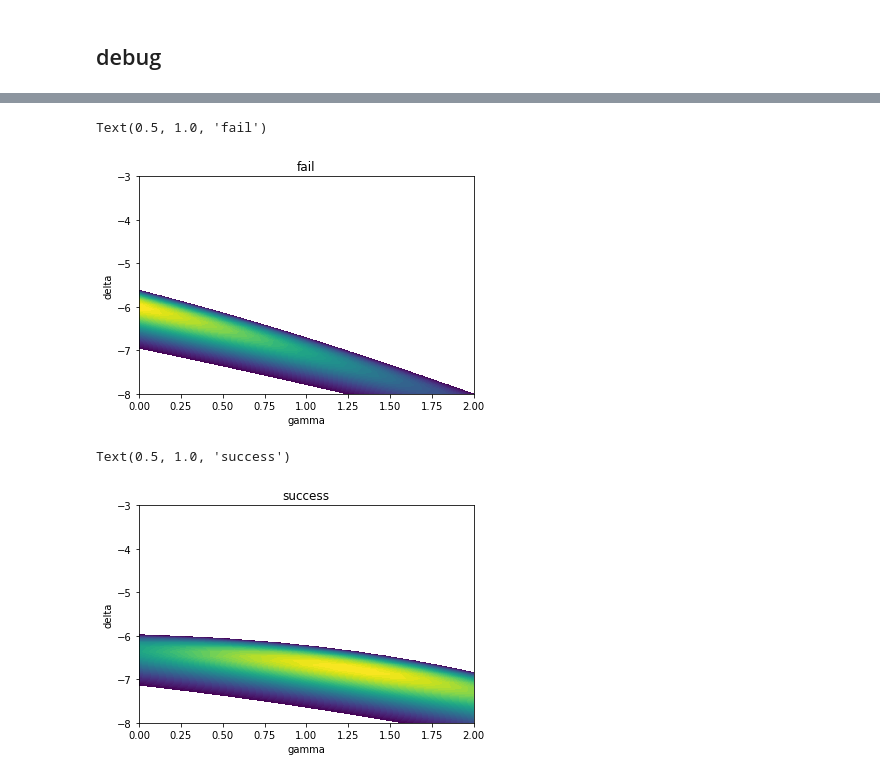
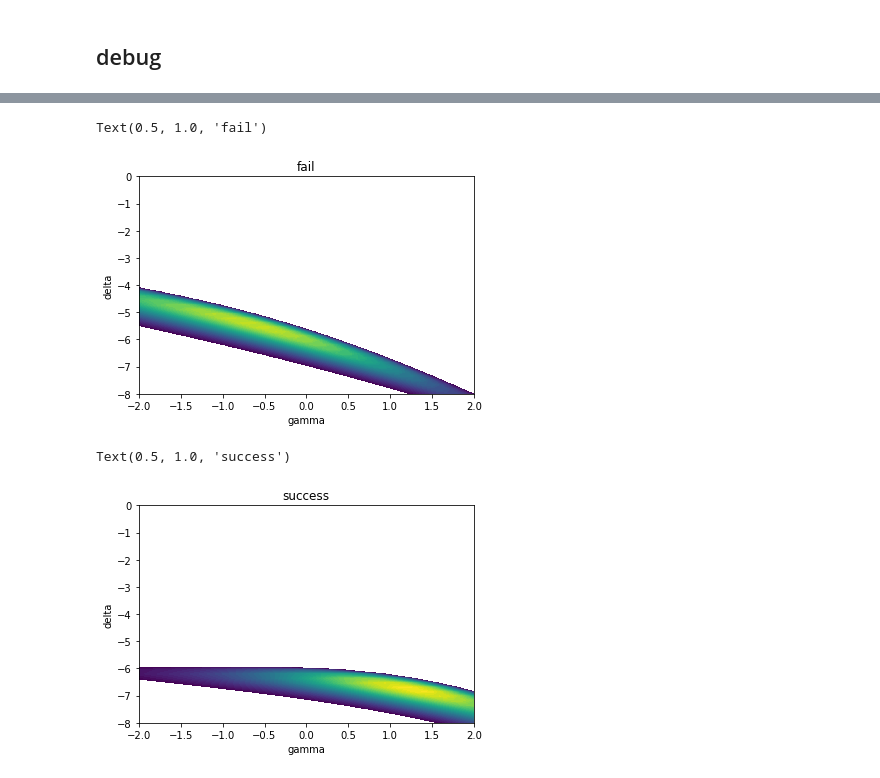
Before and after one commit to grburgess/zusammen, a Jupyter notebook: examples/fit.ipynb, the cells around one changed output, grey strips where cells are left out. Drawn from its saved outputs; the diff is of its cells as text; code cells hidden in the pictures.

```diff
--- a/examples/fit.ipynb
+++ b/examples/fit.ipynb
@@ -266,8 +266,8 @@ cmdstanpy.utils.jsondump("test_data.json", data)
 
 #extras
 data["N_grid"] = 50
-data["gamma_grid"] = np.linspace(0, 2)
-data["delta_grid"] = np.linspace(-8, -3)
+data["gamma_grid"] = np.linspace(-2, 2)
+data["delta_grid"] = np.linspace(-8, 0)
 data["alpha"] = alpha_fail
 data["log_epeak"] = log_epeak_fail
 fit = model.sample(
@@ -283,13 +283,13 @@ av = arviz.from_cmdstanpy(fit)
 fig, ax = plt.subplots()
 ll = av.posterior.log_like[0][0]
 ax.contourf(data["gamma_grid"], data["delta_grid"],
-            ll, levels=np.linspace(72000, np.max(ll)))
+            ll, levels=np.linspace(72000, 76225))
 ax.set_xlabel("gamma")
 ax.set_ylabel("delta")
 ax.set_title("fail")
 # %% [output]
 Text(0.5, 1.0, 'fail')
-[figure, old version]
+[figure, new version]
 # %%
 data["alpha"] = alpha_success
 data["log_epeak"] = log_epeak_success
@@ -305,11 +305,11 @@ av = arviz.from_cmdstanpy(fit)
 # %%
 fig, ax = plt.subplots()
 ll = av.posterior.log_like[0][0]
 ax.contourf(data["gamma_grid"], data["delta_grid"],
-            ll, levels=np.linspace(72000, np.max(ll)))
+            ll, levels=np.linspace(72000, 76225))
 ax.set_xlabel("gamma")
 ax.set_ylabel("delta")
 ax.set_title("success")
 # %% [output]
 Text(0.5, 1.0, 'success')
-[figure, old version]
+[figure, new version]
```
Also changed, not shown: parts of 7 cells of this notebook, 2 other files.
